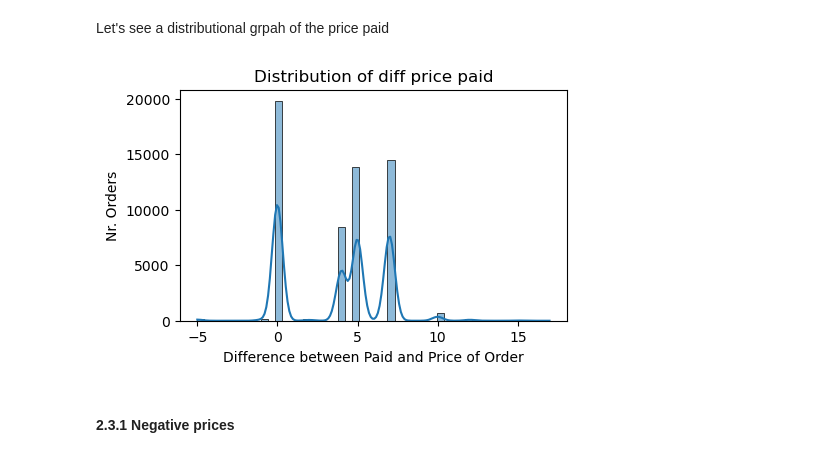
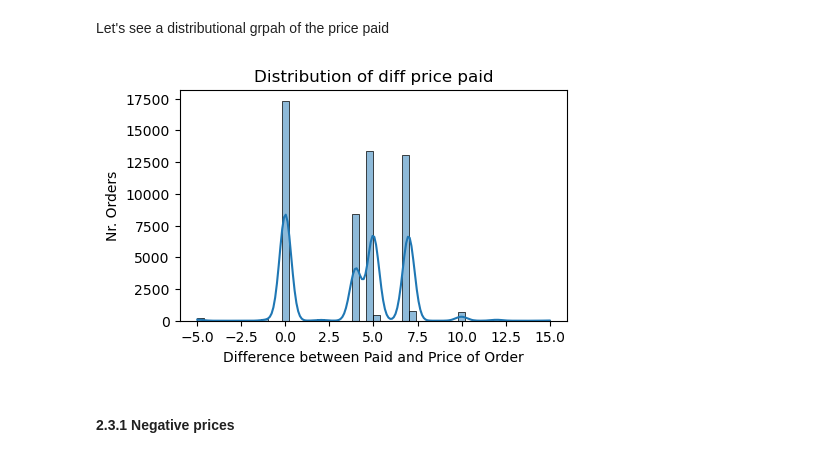
Before and after one commit to MerleSt/Eniac, a Jupyter notebook: Eniac.ipynb, the cells around one changed output. Cells and saved outputs as stored; diff of their text form; code cells hidden in the pictures.

```diff
--- a/Eniac.ipynb
+++ b/Eniac.ipynb
@@ -228,3 +260,5 @@ df = df.loc[~df['diff_paid_totalprice'].isin(outliers['diff_paid_totalprice'])]
+# %%
+df = df.loc[df['promo_perc']<0.9].copy()
 # %% [markdown]
 Only use this code below, when you want to have a copy of the final merged table downloaded.
 # %%
@@ -235,13 +269,13 @@ Only use this code below, when you want to have a copy of the final merged table
 Let's see a distributional grpah of the price paid
 # %%
 plt.figure(figsize=(5,3))
-sns.histplot(df1['diff_paid_totalprice'], bins=50, kde=True)
+sns.histplot(df['diff_paid_totalprice'], bins=50, kde=True)
 plt.title('Distribution of diff price paid')
 plt.xlabel('Difference between Paid and Price of Order')
 plt.ylabel('Nr. Orders')
 plt.show()
 # %% [output]
-[figure, old version]
+[figure, new version]
 # %%
 df1 = df.reset_index(drop=True).copy()
 # %% [markdown]
```
Also changed, not shown: parts of 19 cells of this notebook.
